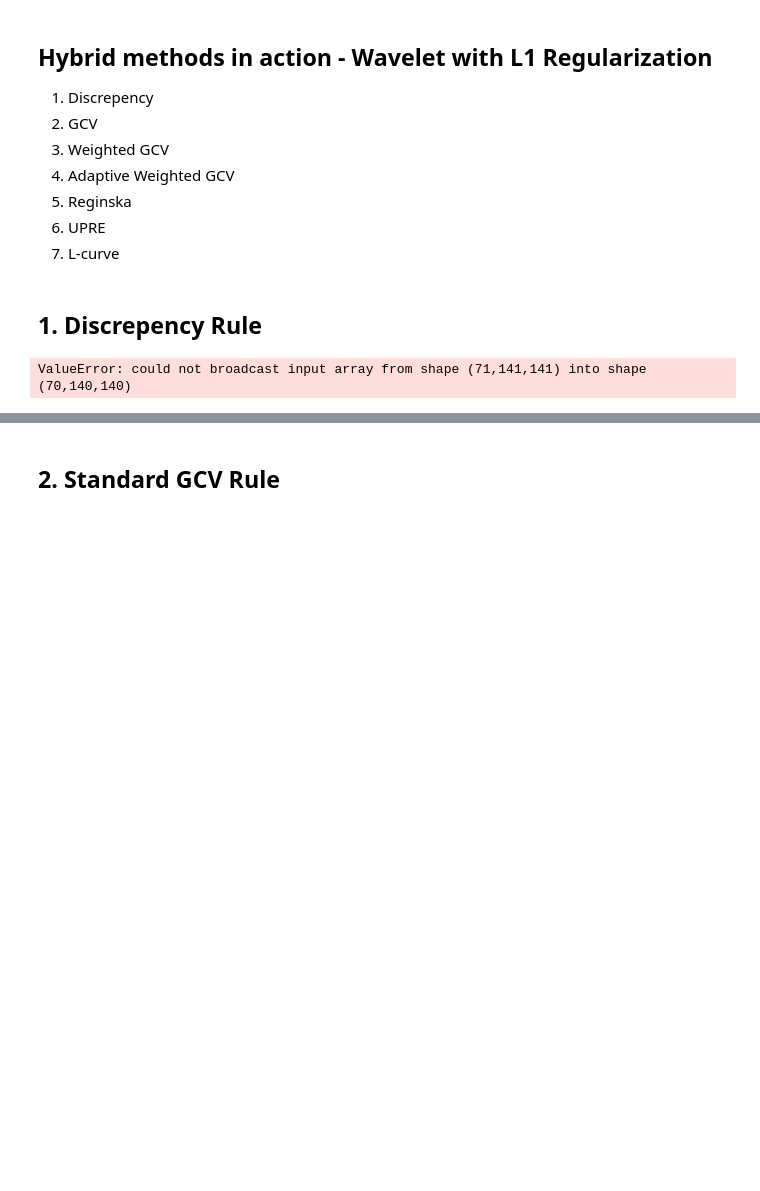
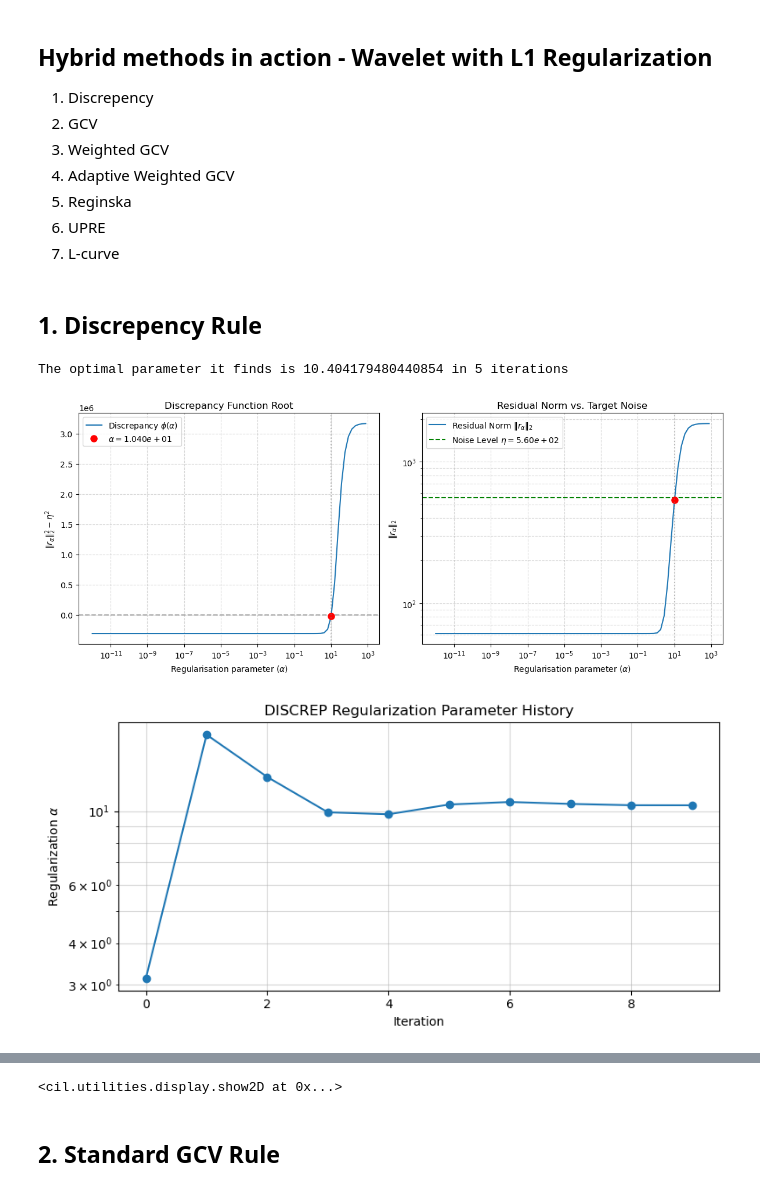
Before and after one commit to bryceshirley/CIL, a Jupyter notebook: docs/source/demos/hybrid/cylinder_L1wavelets.ipynb, the cells around one changed output, grey strips where cells are left out. Drawn from its saved outputs; the diff is of its cells as text; code cells hidden in the pictures; blank space fills up the shorter version.

```diff
--- a/docs/source/demos/hybrid/cylinder_L1wavelets.ipynb
+++ b/docs/source/demos/hybrid/cylinder_L1wavelets.ipynb
@@ -49,6 +30,7 @@ Next we get the data geometries and define the projection operator. We also bin
 from data_loader import load_and_process_cylinder
 
 
-filename = "C:\\Users\\P285563\\github\\data\\preprocessed_data"
-data, A, ig = load_and_process_cylinder(dataset_no=5,reduce_size=True,
+filename = "/home/dnz75396/preprocessed_data"
+data, ig,ag = load_and_process_cylinder(dataset_no=5,reduce_size=True,
                                         filename=filename)
+A = ProjectionOperator(ig, ag, device = "gpu")
@@ -166,8 +165,8 @@ interactive(children=(IntSlider(value=69, description='Slice:', max=69), Dropdow
 7. L-curve
 # %%
 # We set a tolerance, an initial guess, and a maximum number of iterations
-alpha_tol = 1e-2
-maxit = 10
+alpha_tol = 1e-3
+maxit = 50
 norm_type = 'L1'
 
 # Define noise level
@@ -183,8 +182,6 @@ reinitialize_GKB = True
 # %% [markdown]
 ## 1. Discrepency Rule
 # %%
-# Let's say 20% noise
-noiselevel = 0.3 * data.norm()
 discrep_rule = UpdateRegDiscrep(data_size=data.size,
                                 domain_size=initial.size,
                                 tol=alpha_tol,
@@ -195,17 +192,20 @@ hybridlsqrD = HybridGLSQR(operator=A, data=data, initial=x0,
                           xtol=xtol, reinitialize_GKB=reinitialize_GKB,
                          reg_norm_type=norm_type, hybrid_reg_rule=discrep_rule)
 hybridlsqrD.run(maxit, verbose=True)
-# %% [output]
-ValueError: could not broadcast input array from shape (71,141,141) into shape (70,140,140)
 # %%
 print("The optimal parameter it finds is", hybridlsqrD.regalpha, "in", hybridlsqrD.iteration, "iterations")
 
 hybridlsqrD.reg_rule.plot_function()
 try:
     hybridlsqrD.reg_rule.plot_history()
 except:
     pass
 
 show2D(hybridlsqrD.solution,
         title=f"Discrepancy \n Optimal alpha: {hybridlsqrD.regalpha:.2e}",
+        slice_list=('vertical', max_vslice),
         cmap="inferno")
+# %% [output]
+The optimal parameter it finds is 10.404179480440854 in 5 iterations
+[figure, added]
+[figure, added]
@@ -212,3 +213,4 @@ show2D(hybridlsqrD.solution,
+<cil.utilities.display.show2D at 0x...>
 # %% [markdown]
 ## 2. Standard GCV Rule
 # %%
```
Also changed, not shown: parts of 11 cells of this notebook, 5 other files.
